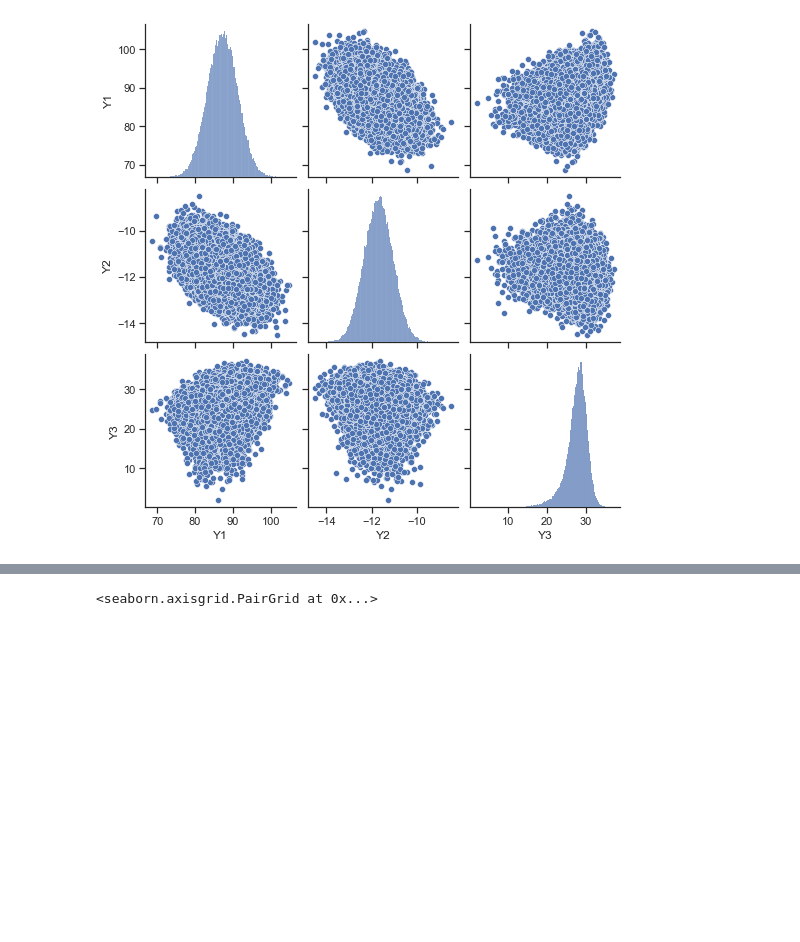
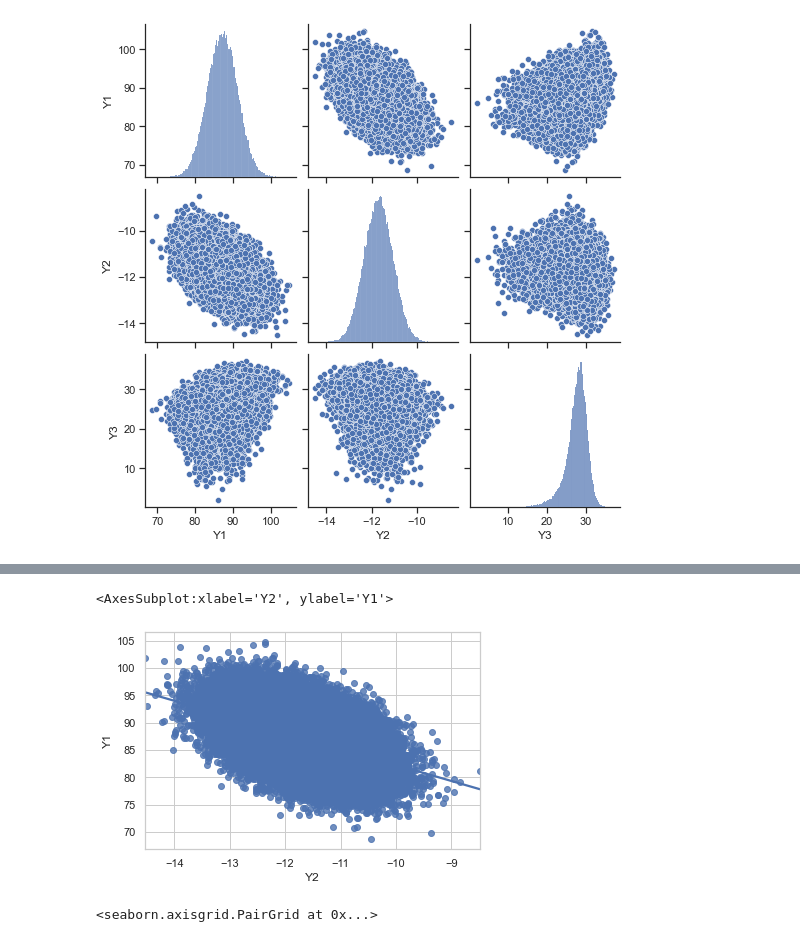
Before and after one commit to TrellixVulnTeam/DS_DDVW, a Jupyter notebook: Exploratory Script - Regression Data.ipynb, the cells around one changed output, grey strips where cells are left out. Drawn from its saved outputs; the diff is of its cells as text; code cells hidden in the pictures; blank space fills up the shorter version.

```diff
--- a/Exploratory Script - Regression Data.ipynb
+++ b/Exploratory Script - Regression Data.ipynb
@@ -389,3 +400,14 @@ sb.pairplot(allY_df)
+# %%
+# Regression Plot: Y2 vs. Y1
+sb.set_theme(style="whitegrid")
+sb.regplot(x = "Y2",
+           y = "Y1",
+           ci = None,
+           robust = True,
+           data = allY_df)
+# %% [output]
+<AxesSubplot:xlabel='Y2', ylabel='Y1'>
+[figure, added]
 # %%
 # Filter outliers
 # This code by Joe Kington (2012)
```
Also changed, not shown: parts of 1 cell of this notebook.
